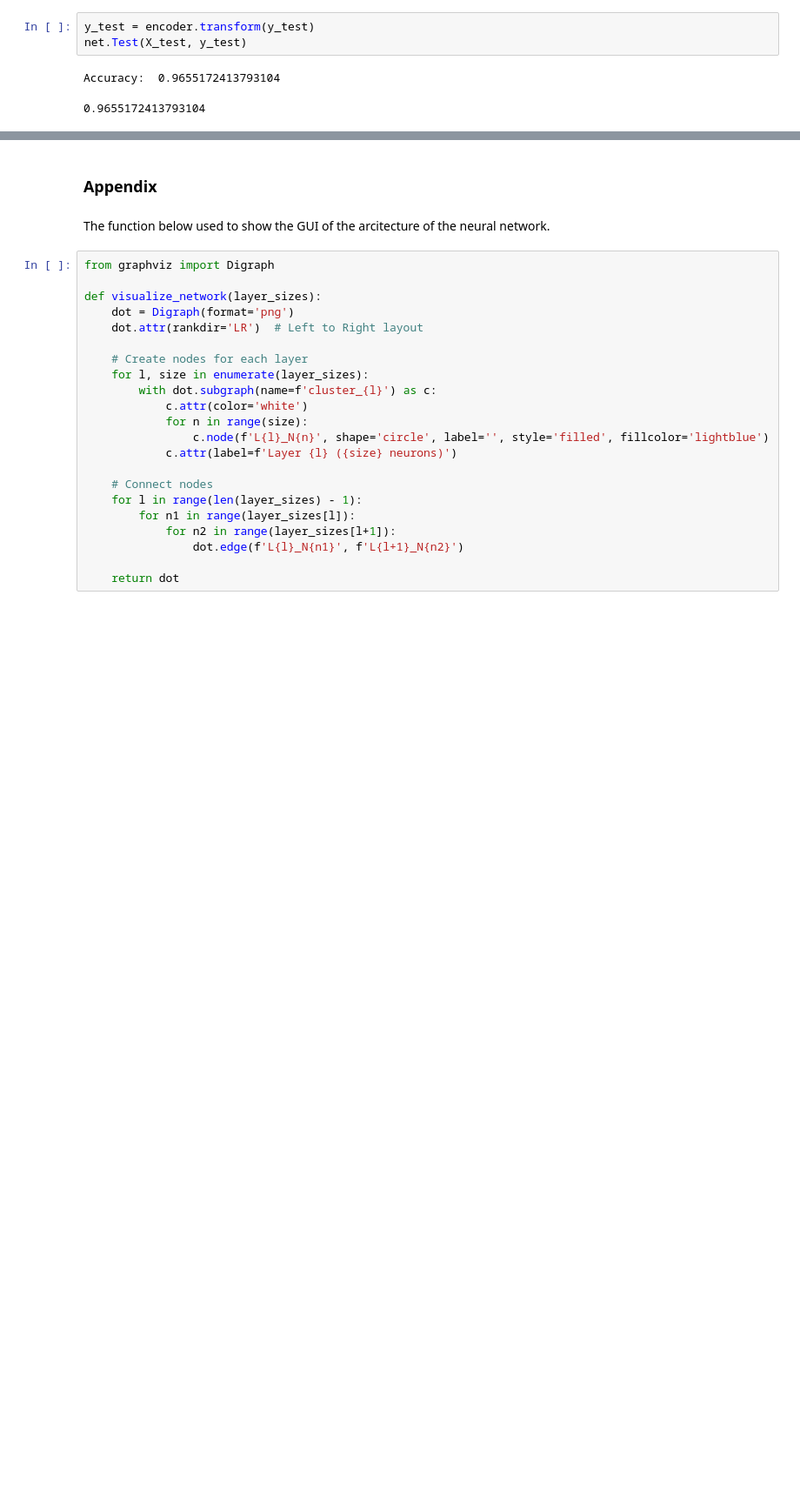
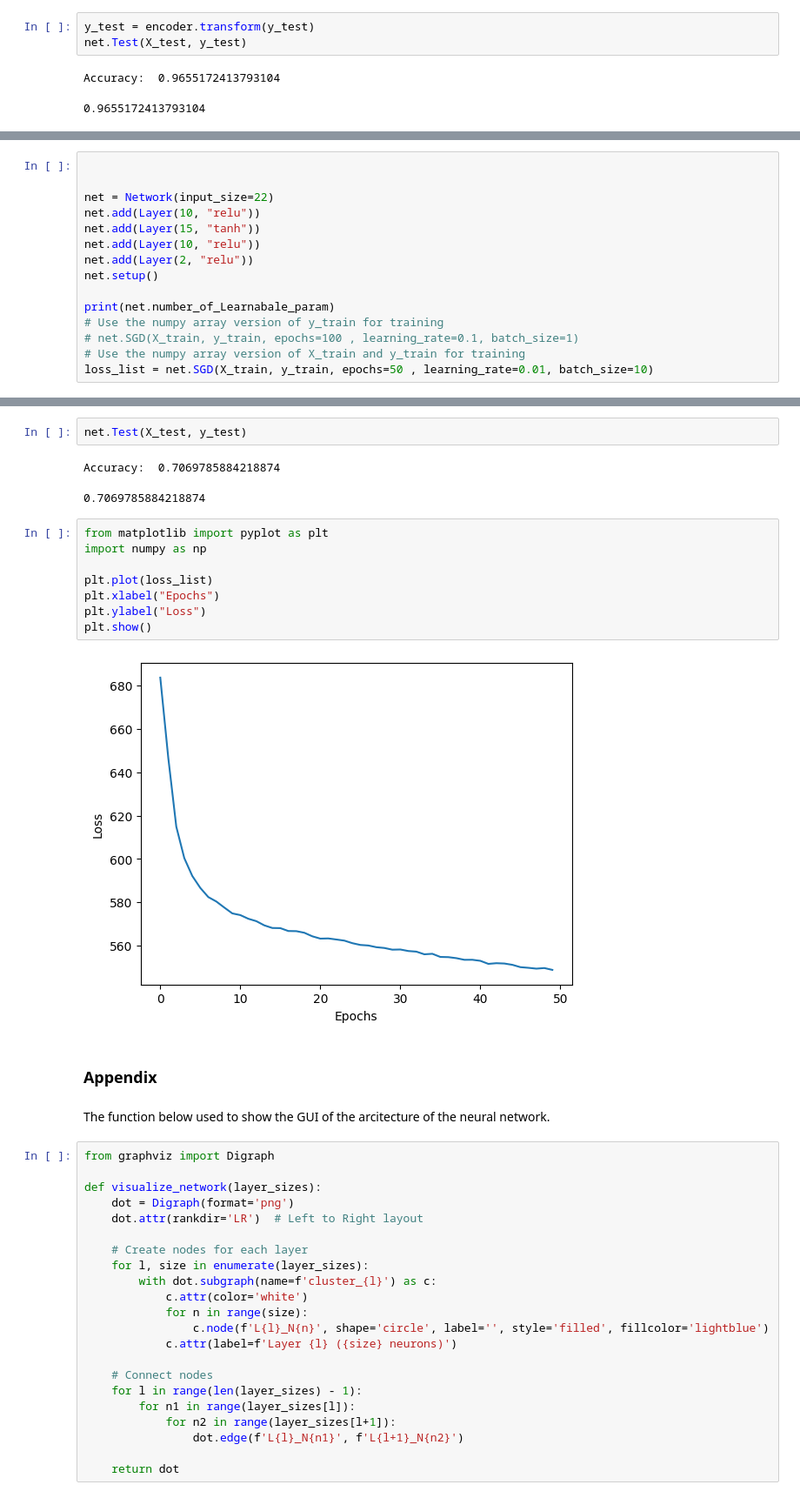
Before and after one commit to Snaseri2001/Machine-learning, a Jupyter notebook: Neural_Network_Scratsch/Neural_Network_Framework.ipynb, the cells around one changed output, grey strips where cells are left out. Shown at 87% size. Drawn from its saved outputs; the diff is of its cells as text; blank space fills up the shorter version.

```diff
--- a/Neural_Network_Scratsch/Neural_Network_Framework.ipynb
+++ b/Neural_Network_Scratsch/Neural_Network_Framework.ipynb
@@ -295,0 +347,15 @@ Accuracy:  0.9655172413793104
+# %%
+
+
+net = Network(input_size=22)
+net.add(Layer(10, "relu"))
+net.add(Layer(15, "tanh"))
+net.add(Layer(10, "relu"))
+net.add(Layer(2, "relu"))
+net.setup()
+
+print(net.number_of_Learnabale_param)
+# Use the numpy array version of y_train for training
+# net.SGD(X_train, y_train, epochs=100 , learning_rate=0.1, batch_size=1)
+# Use the numpy array version of X_train and y_train for training
+loss_list = net.SGD(X_train, y_train, epochs=50 , learning_rate=0.01, batch_size=10)
@@ -296,3 +380,18 @@ Accuracy:  0.9655172413793104
+# %%
+net.Test(X_test, y_test)
+# %% [output]
+Accuracy:  0.7069785884218874
+0.7069785884218874
+# %%
+from matplotlib import pyplot as plt
+import numpy as np
+
+plt.plot(loss_list)
+plt.xlabel("Epochs")
+plt.ylabel("Loss")
+plt.show()
+# %% [output]
+[figure, added]
 # %% [markdown]
 ### Appendix
 # %% [markdown]
```
Also changed, not shown: parts of 9 cells of this notebook.
